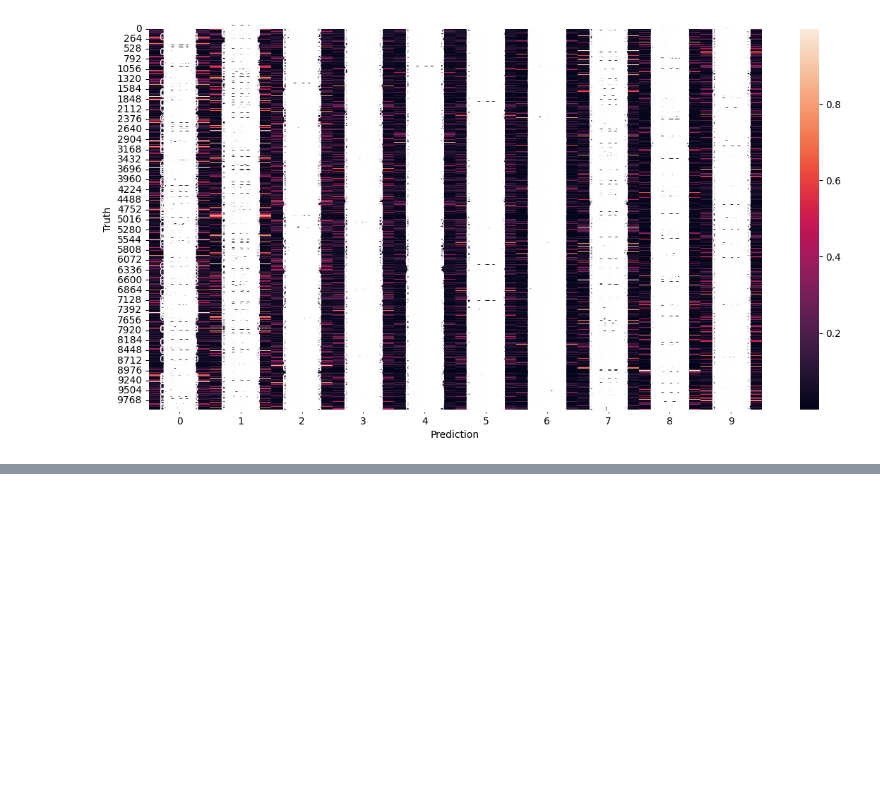
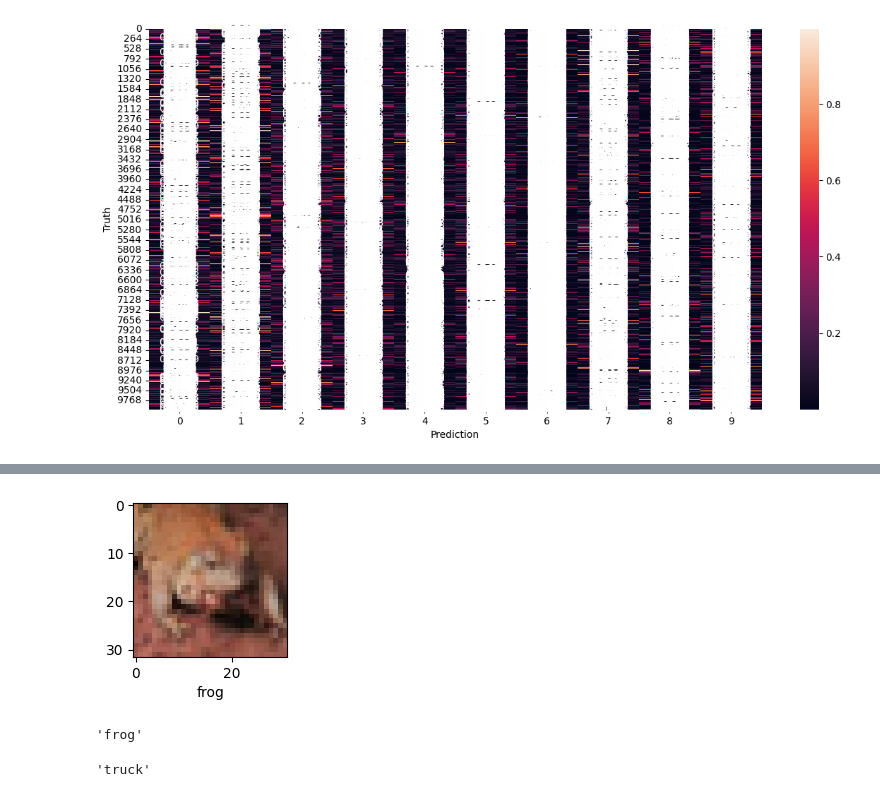
Before and after one commit to dilancodecircle-star/ML-projects-, a Jupyter notebook: image classification.ipynb, the cells around one changed output, grey strips where cells are left out. Saved outputs shown, nothing was run; the diff lists cells and outputs as text; code cells hidden in the pictures; blank space fills up the shorter version.

```diff
--- a/image classification.ipynb
+++ b/image classification.ipynb
@@ -114,0 +196,12 @@ cnn = models.Sequential([
+# %%
+plot_sample(x_test , y_test , 5)
+# %% [output]
+[figure, added]
+# %%
+classes[y_classes[5]]
+# %% [output]
+'frog'
+# %%
+classes[y_classes[60]]
+# %% [output]
+'truck'
```
Also changed, not shown: parts of 12 cells of this notebook.
